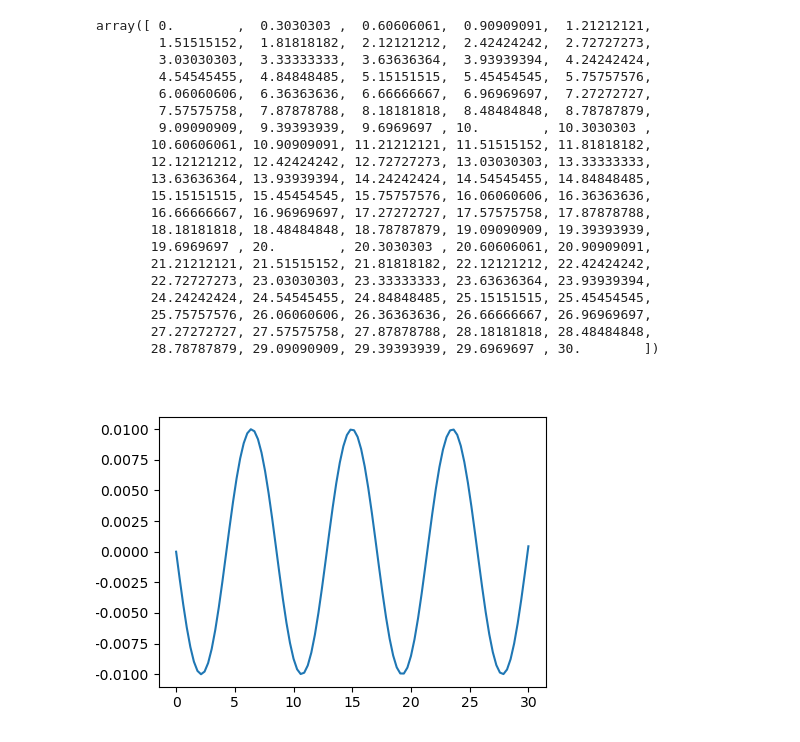
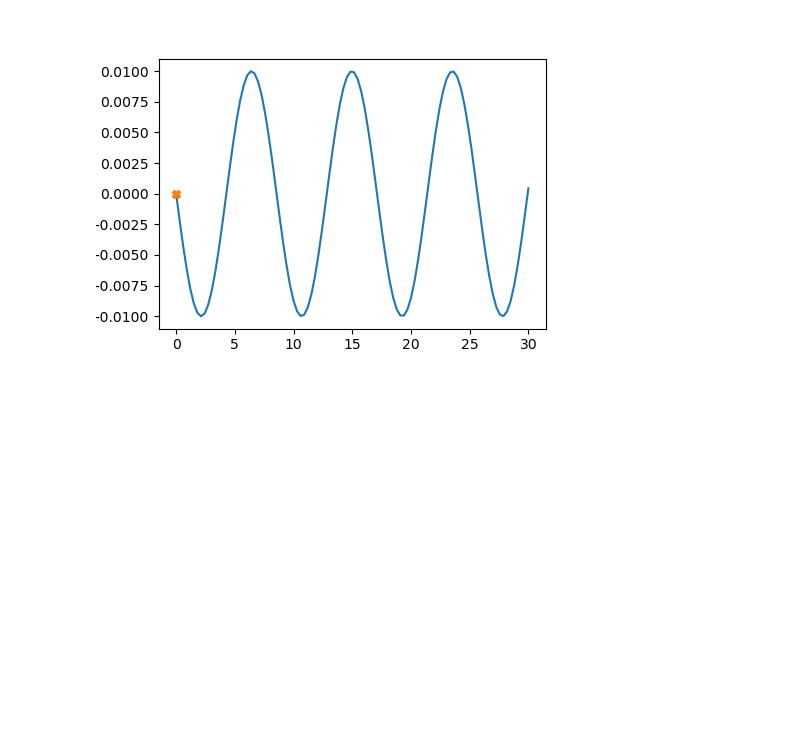
Before and after one commit to lhalbritter-tu/hydraulics_models, a Jupyter notebook: ElasticAngle_Model/ElasticAngleDemo.ipynb, the cells around one changed output. Saved outputs shown, nothing was run; the diff lists cells and outputs as text; code cells hidden in the pictures; blank space fills up the shorter version.

```diff
--- a/ElasticAngle_Model/ElasticAngleDemo.ipynb
+++ b/ElasticAngle_Model/ElasticAngleDemo.ipynb
@@ -14,37 +14,15 @@ from ipycanvas import Canvas, hold_canvas
 import matplotlib.pyplot as plt
 # %%
 m = model.Angle(9, 3, 0.2)
-c = model.AngleCanvas(m, L=100)
 t = np.linspace(0, 30, 100)
 w_0 = m.circular_frequency().real()
 y = m.evaluate(t)
-fig, ax = plt.subplots(figsize=(5,3.5))
-ax.plot(t, y)
+plot = Plot(t, y)
+c = model.AngleCanvas(m, plot, L=100)
 # fig.tight_layout()
-demo = Demo(m.params, m, drawable=widgets.HBox([c.canvas_box, fig.canvas]))
-t
+demo = Demo(m.params, m, drawable=widgets.HBox([c.canvas_box, plot.widget]))
 # %% [output]
-array([ 0.        ,  0.3030303 ,  0.60606061,  0.90909091,  1.21212121,
-        1.51515152,  1.81818182,  2.12121212,  2.42424242,  2.72727273,
-        3.03030303,  3.33333333,  3.63636364,  3.93939394,  4.24242424,
-        4.54545455,  4.84848485,  5.15151515,  5.45454545,  5.75757576,
-        6.06060606,  6.36363636,  6.66666667,  6.96969697,  7.27272727,
-        7.57575758,  7.87878788,  8.18181818,  8.48484848,  8.78787879,
-        9.09090909,  9.39393939,  9.6969697 , 10.        , 10.3030303 ,
-       10.60606061, 10.90909091, 11.21212121, 11.51515152, 11.81818182,
-       12.12121212, 12.42424242, 12.72727273, 13.03030303, 13.33333333,
-       13.63636364, 13.93939394, 14.24242424, 14.54545455, 14.84848485,
-       15.15151515, 15.45454545, 15.75757576, 16.06060606, 16.36363636,
-       16.66666667, 16.96969697, 17.27272727, 17.57575758, 17.87878788,
-       18.18181818, 18.48484848, 18.78787879, 19.09090909, 19.39393939,
-       19.6969697 , 20.        , 20.3030303 , 20.60606061, 20.90909091,
-       21.21212121, 21.51515152, 21.81818182, 22.12121212, 22.42424242,
-       22.72727273, 23.03030303, 23.33333333, 23.63636364, 23.93939394,
-       24.24242424, 24.54545455, 24.84848485, 25.15151515, 25.45454545,
-       25.75757576, 26.06060606, 26.36363636, 26.66666667, 26.96969697,
-       27.27272727, 27.57575758, 27.87878788, 28.18181818, 28.48484848,
-       28.78787879, 29.09090909, 29.39393939, 29.6969697 , 30.        ])
-[figure, old version]
+[figure, new version]
 # %%
 def pingpong(canvas, width, height):
     sx = x = 50
```
Also changed, not shown: parts of 2 cells of this notebook, 6 other files.
